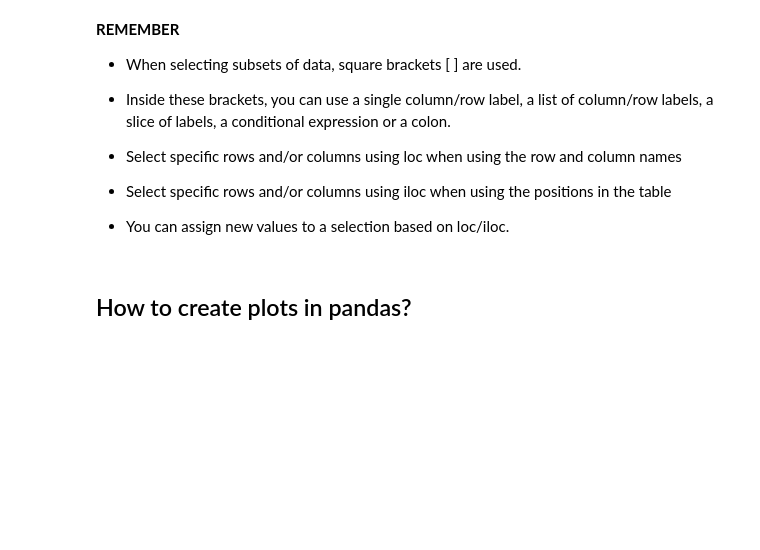
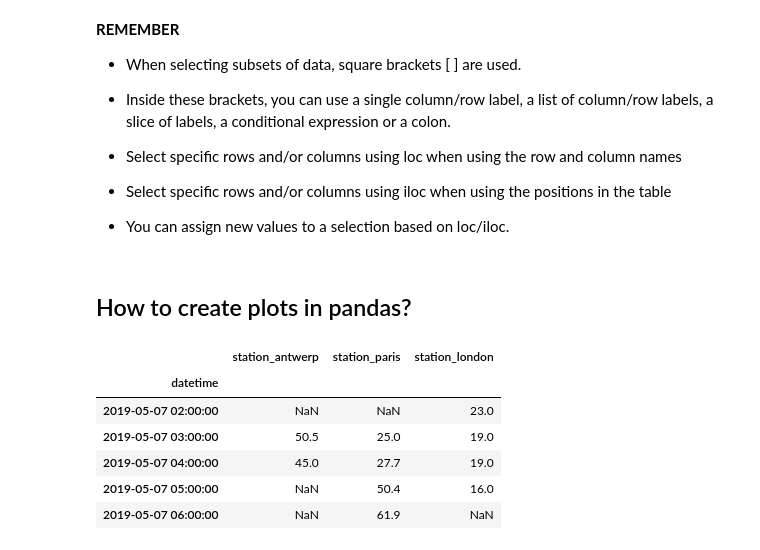
Before and after one commit to MichaelWakahe/Python, a Jupyter notebook: Libraries/pandas/pandas documentation/Getting_started_tutorial.ipynb, the cells around one changed output. Drawn from its saved outputs; the diff is of its cells as text; code cells hidden in the pictures; blank space fills up the shorter version.

```diff
--- a/Libraries/pandas/pandas documentation/Getting_started_tutorial.ipynb
+++ b/Libraries/pandas/pandas documentation/Getting_started_tutorial.ipynb
@@ -438,3 +438,19 @@ titanic.head()
 ## How to create plots in pandas?
 # %%
 import matplotlib.pyplot as plt
+# %%
+"""
+The air_quality_no2.csv data set provides NO2 values for the measurement stations FR04014, BETR801 and
+London Westminster in respectively Paris, Antwerp and London.
+"""
+air_quality = pd.read_csv("air_quality_no2.csv", index_col=0, parse_dates=True)
+
+air_quality.head()
+# %% [output]
+|  | station_antwerp | station_paris | station_london |
+| datetime |  |  |  |
+| 2019-05-07 02:00:00 | NaN | NaN | 23.0 |
+| 2019-05-07 03:00:00 | 50.5 | 25.0 | 19.0 |
+| 2019-05-07 04:00:00 | 45.0 | 27.7 | 19.0 |
+| 2019-05-07 05:00:00 | NaN | 50.4 | 16.0 |
+| 2019-05-07 06:00:00 | NaN | 61.9 | NaN |
```
Also changed, not shown: parts of 1 cell of this notebook, 3 other files.
